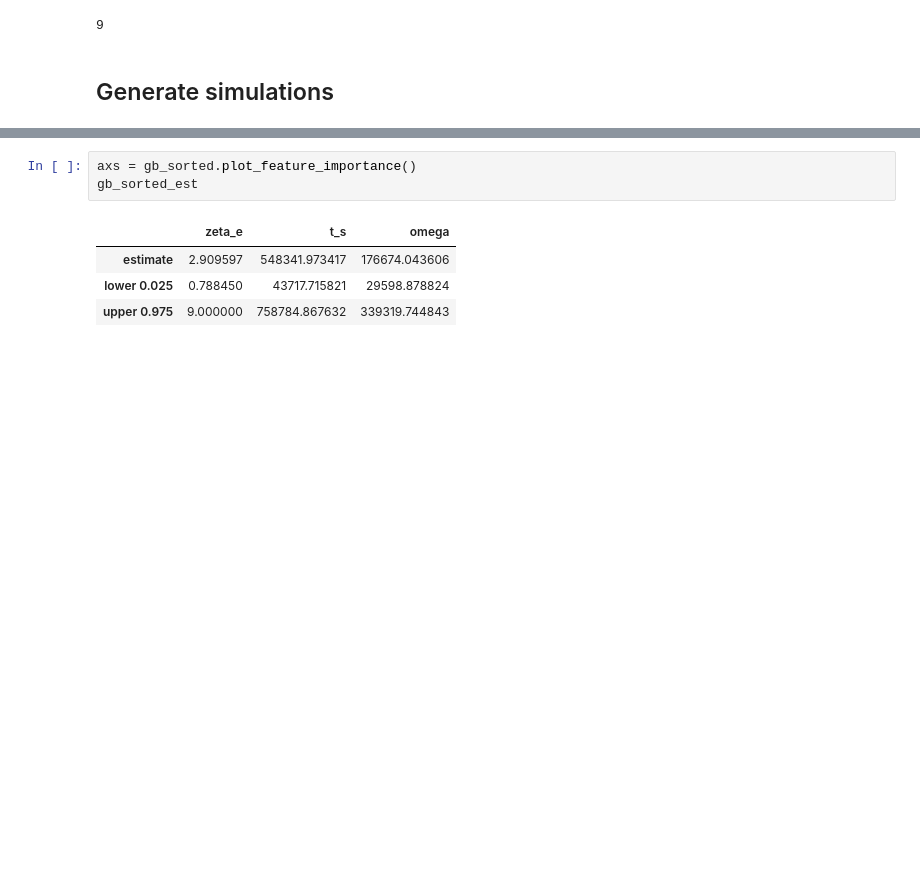
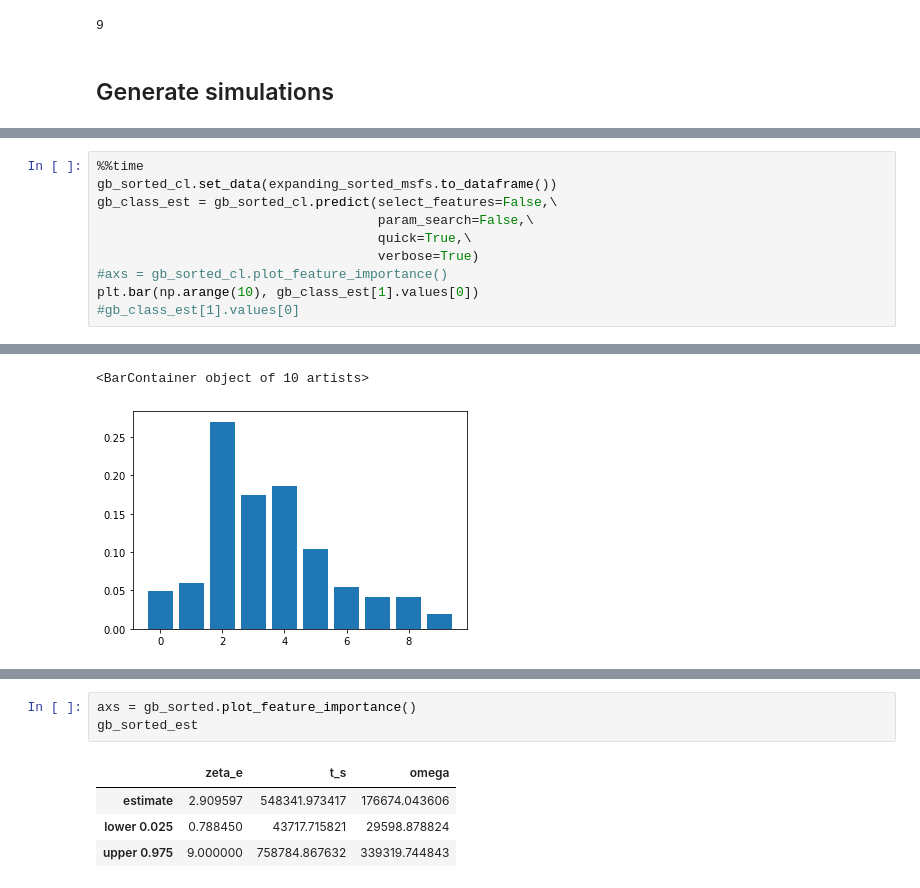
Before and after one commit to isaacovercast/PTA-EasternSnake, a Jupyter notebook: Ecotone_genomics-FitEmpirical-K4Getula.ipynb, the cells around one changed output, grey strips where cells are left out. Drawn from its saved outputs; the diff is of its cells as text; blank space fills up the shorter version.

```diff
--- a/Ecotone_genomics-FitEmpirical-K4Getula.ipynb
+++ b/Ecotone_genomics-FitEmpirical-K4Getula.ipynb
@@ -384,0 +432,11 @@ weighted avg       0.35      0.36      0.35     40000
+# %%
+%%time
+gb_sorted_cl.set_data(expanding_sorted_msfs.to_dataframe())
+gb_class_est = gb_sorted_cl.predict(select_features=False,\
+                                    param_search=False,\
+                                    quick=True,\
+                                    verbose=True)
+#axs = gb_sorted_cl.plot_feature_importance()
+plt.bar(np.arange(10), gb_class_est[1].values[0])
+#gb_class_est[1].values[0]
+# %% [output]
@@ -384,0 +446,2 @@ weighted avg       0.35      0.36      0.35     40000
+<BarContainer object of 10 artists>
+[figure, added]
```
Also changed, not shown: parts of 32 cells of this notebook, 1 other file.
